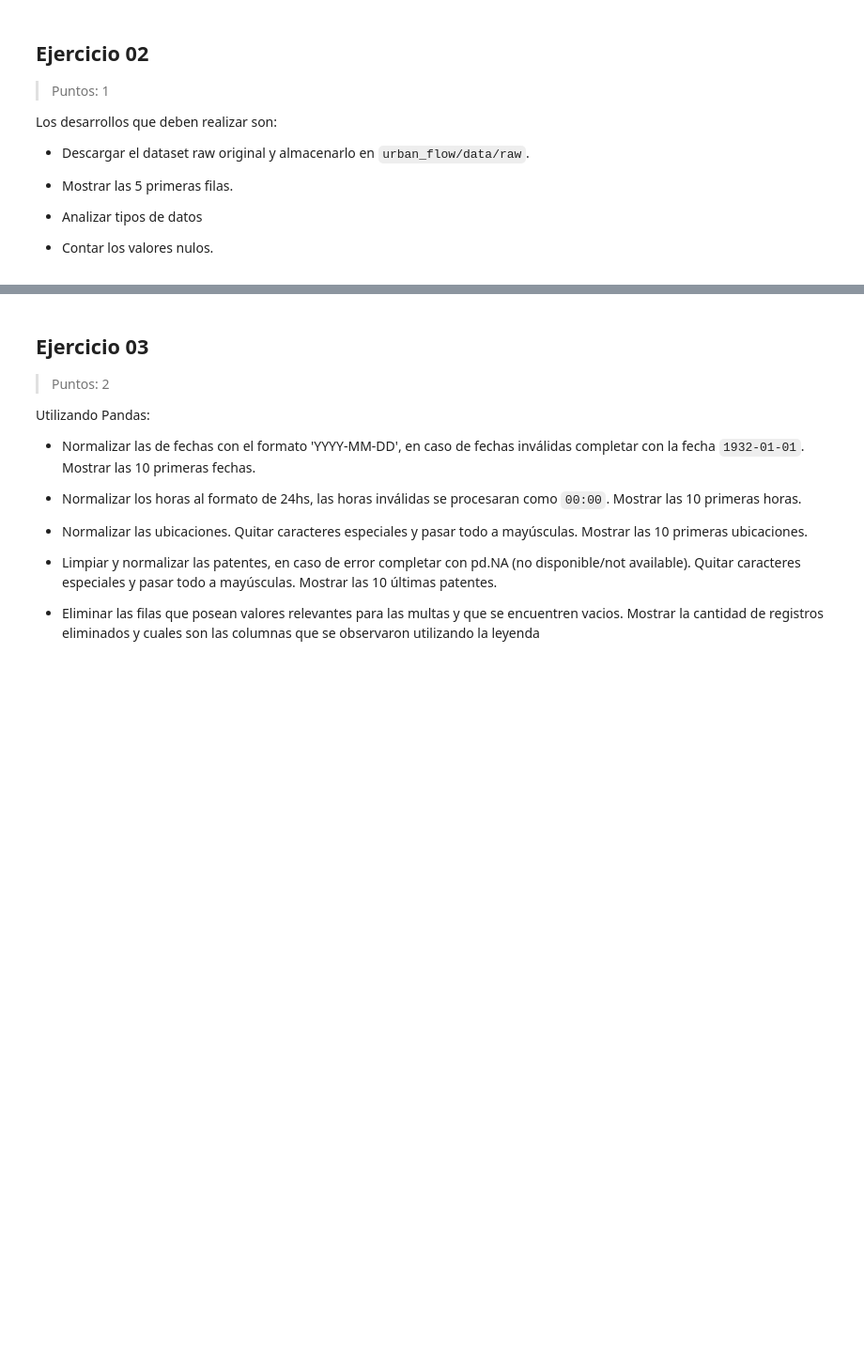
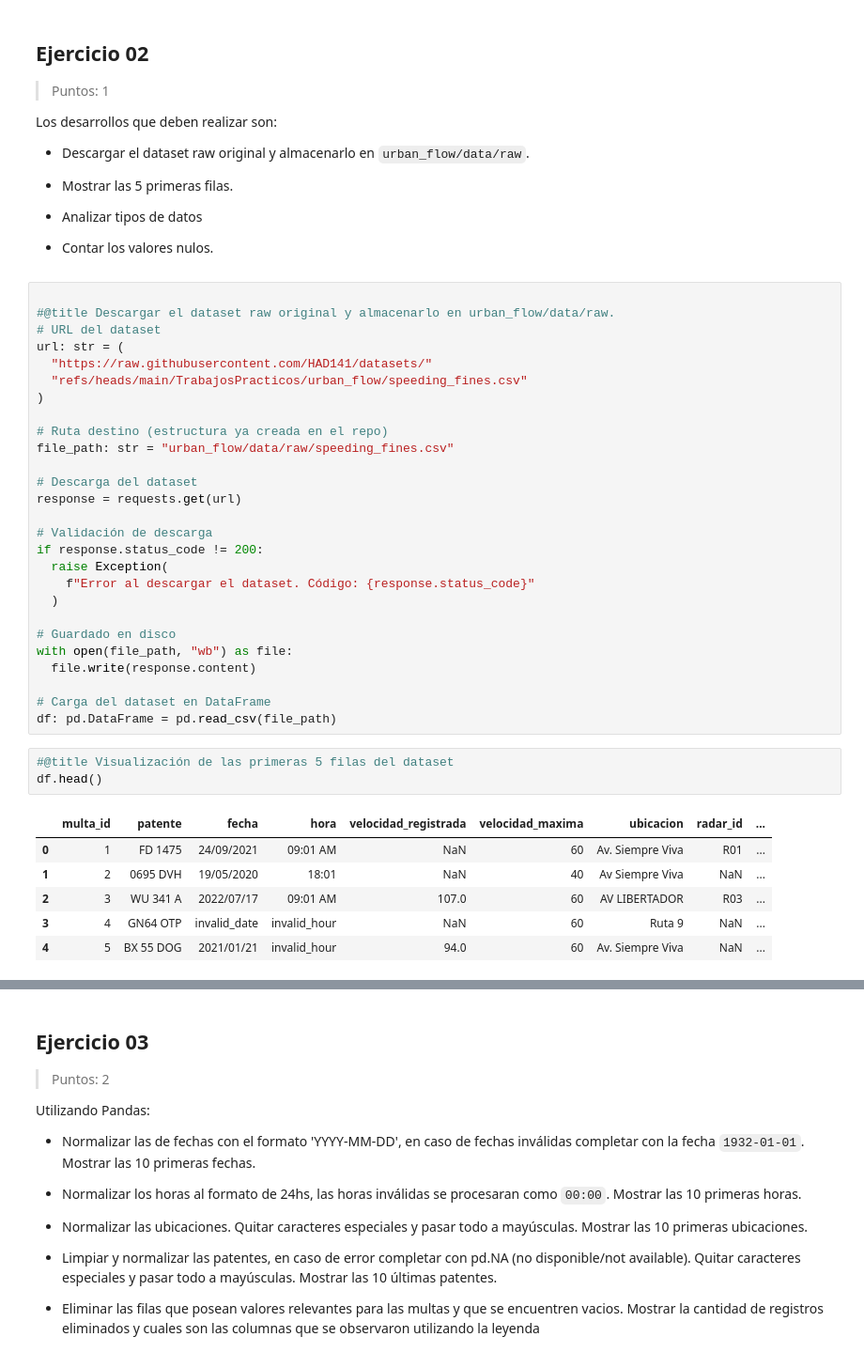
Before and after one commit to ckriztian/lcd-tp-urban-flow, a Jupyter notebook: 01_Flujo_Urbano-Vera_Cristian-Verdun_Dario-Sanchez_Sergio-Saldivia_Eduardo.ipynb, the cells around one changed output, grey strips where cells are left out. Shown at 94% size. Saved outputs shown, nothing was run; the diff lists cells and outputs as text; blank space fills up the shorter version.

```diff
--- a/01_Flujo_Urbano-Vera_Cristian-Verdun_Dario-Sanchez_Sergio-Saldivia_Eduardo.ipynb
+++ b/01_Flujo_Urbano-Vera_Cristian-Verdun_Dario-Sanchez_Sergio-Saldivia_Eduardo.ipynb
@@ -185,3 +188,40 @@ Los desarrollos que deben realizar son:
 - Analizar tipos de datos
 
 - Contar los valores nulos.
+# %%
+
+#@title Descargar el dataset raw original y almacenarlo en urban_flow/data/raw.
+# URL del dataset
+url: str = (
+  "https://raw.githubusercontent.com/HAD141/datasets/"
+  "refs/heads/main/TrabajosPracticos/urban_flow/speeding_fines.csv"
+)
+
+# Ruta destino (estructura ya creada en el repo)
+file_path: str = "urban_flow/data/raw/speeding_fines.csv"
+
+# Descarga del dataset
+response = requests.get(url)
+
+# Validación de descarga
+if response.status_code != 200:
+  raise Exception(
+    f"Error al descargar el dataset. Código: {response.status_code}"
+  )
+
+# Guardado en disco
+with open(file_path, "wb") as file:
+  file.write(response.content)
+
+# Carga del dataset en DataFrame
+df: pd.DataFrame = pd.read_csv(file_path)
+# %%
+#@title Visualización de las primeras 5 filas del dataset
+df.head()
+# %% [output]
+|  | multa_id | patente | fecha | hora | velocidad_registrada | velocidad_maxima | ubicacion | radar_id | ... |
+| 0 | 1 | FD 1475 | 24/09/2021 | 09:01 AM | NaN | 60 | Av. Siempre Viva | R01 | ... |
+| 1 | 2 | 0695 DVH | 19/05/2020 | 18:01 | NaN | 40 | Av Siempre Viva | NaN | ... |
+| 2 | 3 | WU 341 A | 2022/07/17 | 09:01 AM | 107.0 | 60 | AV LIBERTADOR | R03 | ... |
+| 3 | 4 | GN64 OTP | invalid_date | invalid_hour | NaN | 60 | Ruta 9 | NaN | ... |
+| 4 | 5 | BX 55 DOG | 2021/01/21 | invalid_hour | 94.0 | 60 | Av. Siempre Viva | NaN | ... |
```
Also changed, not shown: parts of 16 cells of this notebook.
